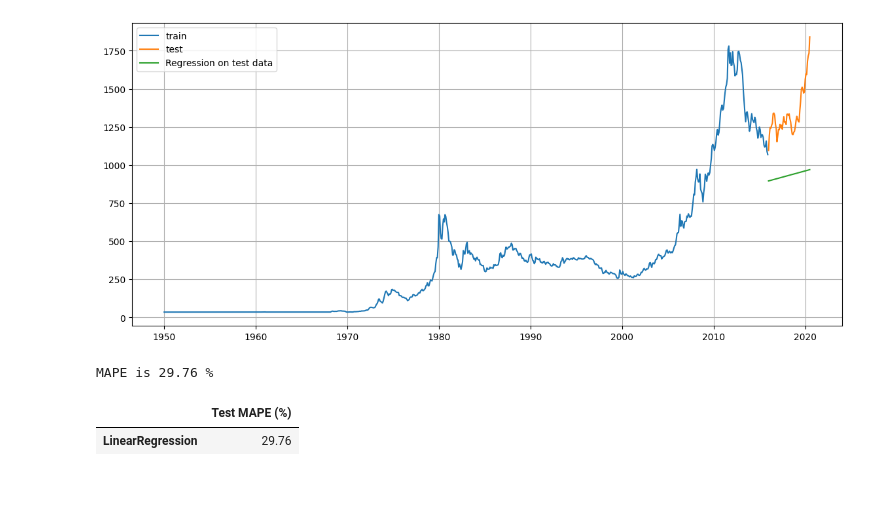
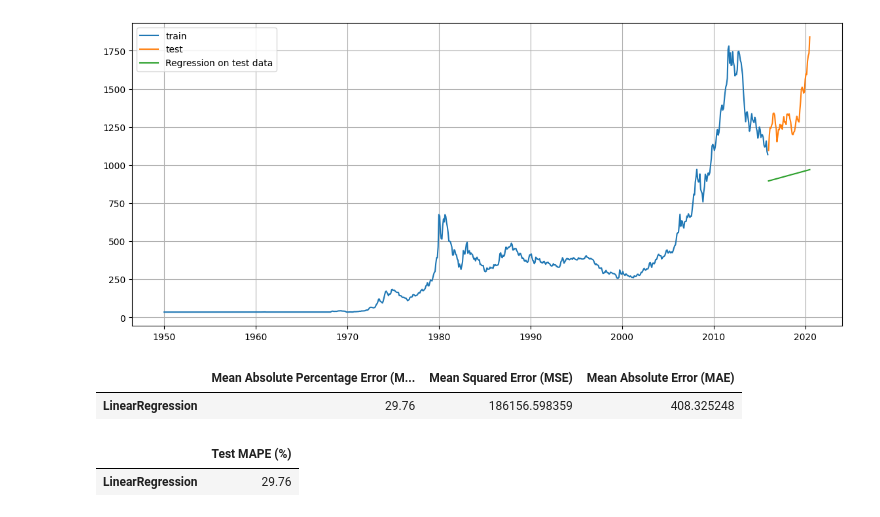
Before and after one commit to ashay-thamankar/gold-price-forecasting-model, a Jupyter notebook: notebook/analysis_and_forecasting.ipynb, the cells around one changed output. Drawn from its saved outputs; the diff is of its cells as text; code cells hidden in the pictures; blank space fills up the shorter version.

```diff
--- a/notebook/analysis_and_forecasting.ipynb
+++ b/notebook/analysis_and_forecasting.ipynb
@@ -246,4 +247,39 @@ plt.legend(loc='best')
 plt.grid()
 # %% [output]
 [figure]
+# %%
+def calculate_metrics(actual, pred, model_name):
+    """
+    Calculate various metrics for time series analysis.
+
+    Parameters:
+    - actual: Actual values of the time series.
+    - pred: Predicted values of the time series.
+    - model_name: Name of the model
+
+    Returns:
+    - metrics_df: DataFrame containing calculated metrics.
+    """
+
+    mape = round((np.mean(abs(actual - pred) / actual)) * 100, 2)
+
+    mse = mean_squared_error(actual, pred)
+
+    mae = mean_absolute_error(actual, pred)
+
+    metrics_df = pd.DataFrame({
+        'Metric': ['Mean Absolute Percentage Error (MAPE)', 'Mean Squared Error (MSE)',
+                   'Mean Absolute Error (MAE)'],
+        'Value': [mape, mse, mae]
+    })
+
+    metrics_df = pd.DataFrame({
+        'Mean Absolute Percentage Error (MAPE)': [mape],
+        'Mean Squared Error (MSE)': [mse],
+        'Mean Absolute Error (MAE)': [mae]
+    },
+    index = [model_name]
+                              )
+
+    return metrics_df
 # %%
@@ -258,6 +294,7 @@ def mape(actual, pred):
-# %%
-mape_model1_test = mape(test.Price.values, test_predictions_model1)
-print(f'MAPE is {mape_model1_test.round(3)} %')
-# %% [output]
-MAPE is 29.76 %
+# %%
+lr_test_result = calculate_metrics(test.Price.values, test_predictions_model1, model_name='LinearRegression')
+lr_test_result
+# %% [output]
+|  | Mean Absolute Percentage Error (M... | Mean Squared Error (MSE) | Mean Absolute Error (MAE) |
+| LinearRegression | 29.76 | 186156.598359 | 408.325248 |
 # %%
```
Also changed, not shown: parts of 11 cells of this notebook.
